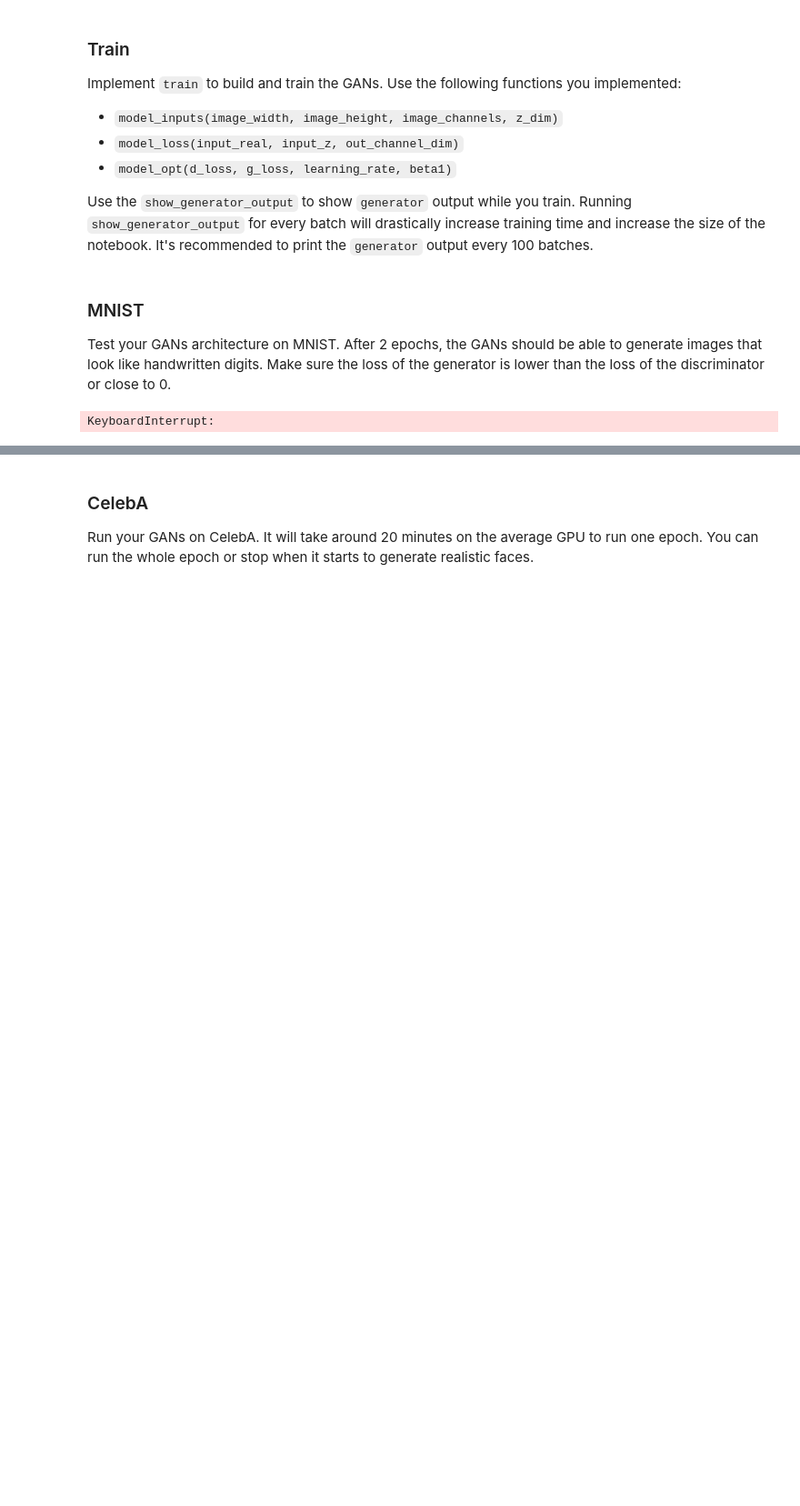
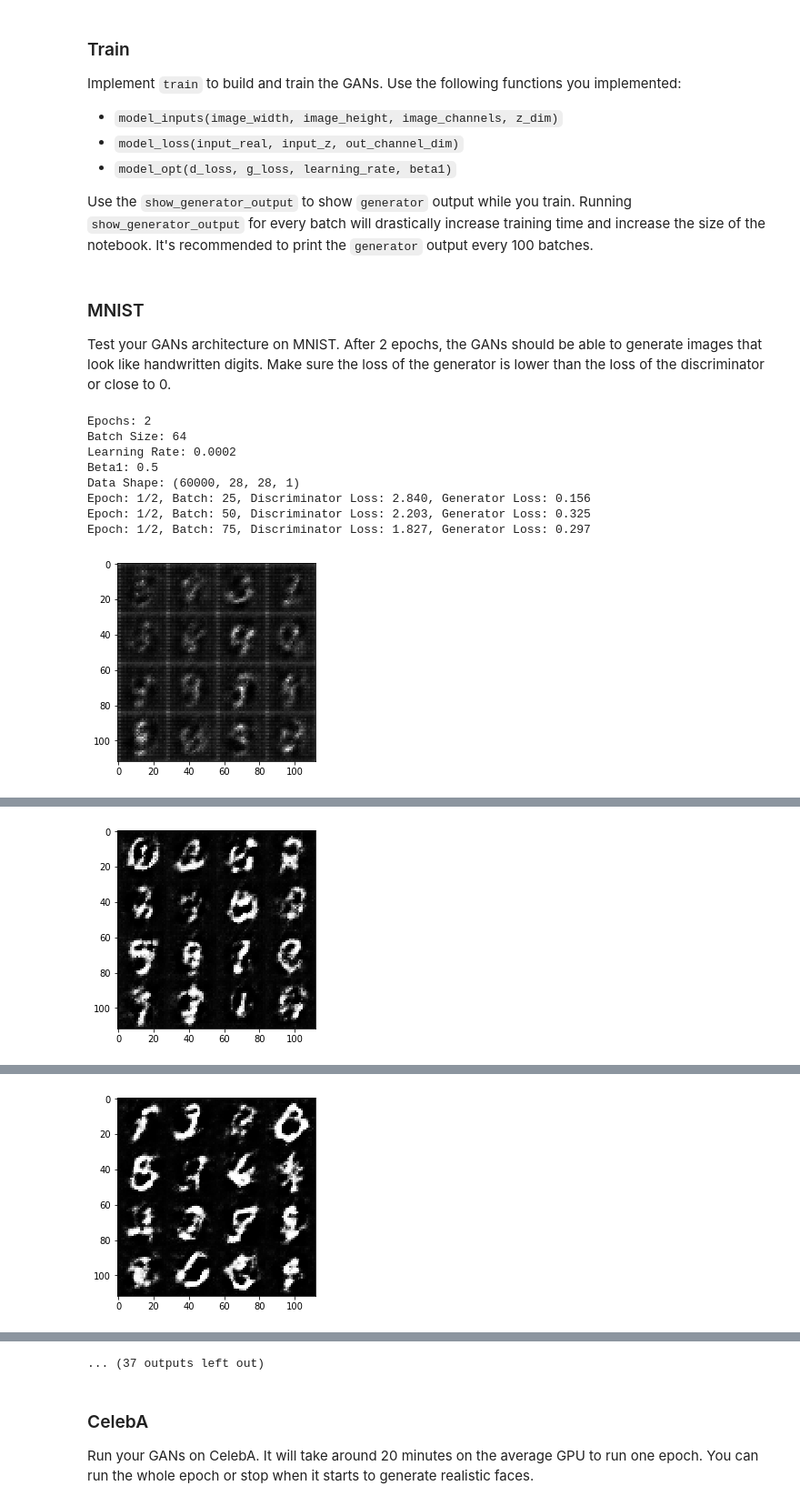
Before and after one commit to adukic/nd101, a Jupyter notebook: face_generation/dlnd_face_generation.ipynb, the cells around one changed output, grey strips where cells are left out. Shown at 91% size. Saved outputs shown, nothing was run; the diff lists cells and outputs as text; code cells hidden in the pictures; blank space fills up the shorter version.

```diff
--- a/face_generation/dlnd_face_generation.ipynb
+++ b/face_generation/dlnd_face_generation.ipynb
@@ -382,20 +371,28 @@ def train(epoch_count, batch_size, z_dim, learning_rate, beta1, get_batches, dat
 ### MNIST
 Test your GANs architecture on MNIST.  After 2 epochs, the GANs should be able to generate images that look like handwritten digits.  Make sure the loss of the generator is lower than the loss of the discriminator or close to 0.
 # %%
-batch_size = 200
-z_dim = 150
-learning_rate = 0.0004
-beta1 = 0.4
+batch_size = 64
+z_dim = 100
+learning_rate = 0.0002
+beta1 = 0.5
 
 
 """
 DON'T MODIFY ANYTHING IN THIS CELL THAT IS BELOW THIS LINE
 """
 epochs = 2
 
 mnist_dataset = helper.Dataset('mnist', glob(os.path.join(data_dir, 'mnist/*.jpg')))
 with tf.Graph().as_default():
     train(epochs, batch_size, z_dim, learning_rate, beta1, mnist_dataset.get_batches,
           mnist_dataset.shape, mnist_dataset.image_mode)
 # %% [output]
-KeyboardInterrupt:
+Epochs: 2
+Batch Size: 64
+Learning Rate: 0.0002
+Beta1: 0.5
+Data Shape: (60000, 28, 28, 1)
+Epoch: 1/2, Batch: 25, Discriminator Loss: 2.840, Generator Loss: 0.156
+Epoch: 1/2, Batch: 50, Discriminator Loss: 2.203, Generator Loss: 0.325
+Epoch: 1/2, Batch: 75, Discriminator Loss: 1.827, Generator Loss: 0.297
+[figure, added]
@@ -401,0 +402 @@ KeyboardInterrupt:
+[figure, added]
@@ -401,0 +406 @@ KeyboardInterrupt:
+[figure, added]
@@ -402,3 +419,4 @@ KeyboardInterrupt:
+... (37 outputs left out)
 # %% [markdown]
 ### CelebA
 Run your GANs on CelebA.  It will take around 20 minutes on the average GPU to run one epoch.  You can run the whole epoch or stop when it starts to generate realistic faces.
```
Also changed, not shown: parts of 6 cells of this notebook, 2 other files.
